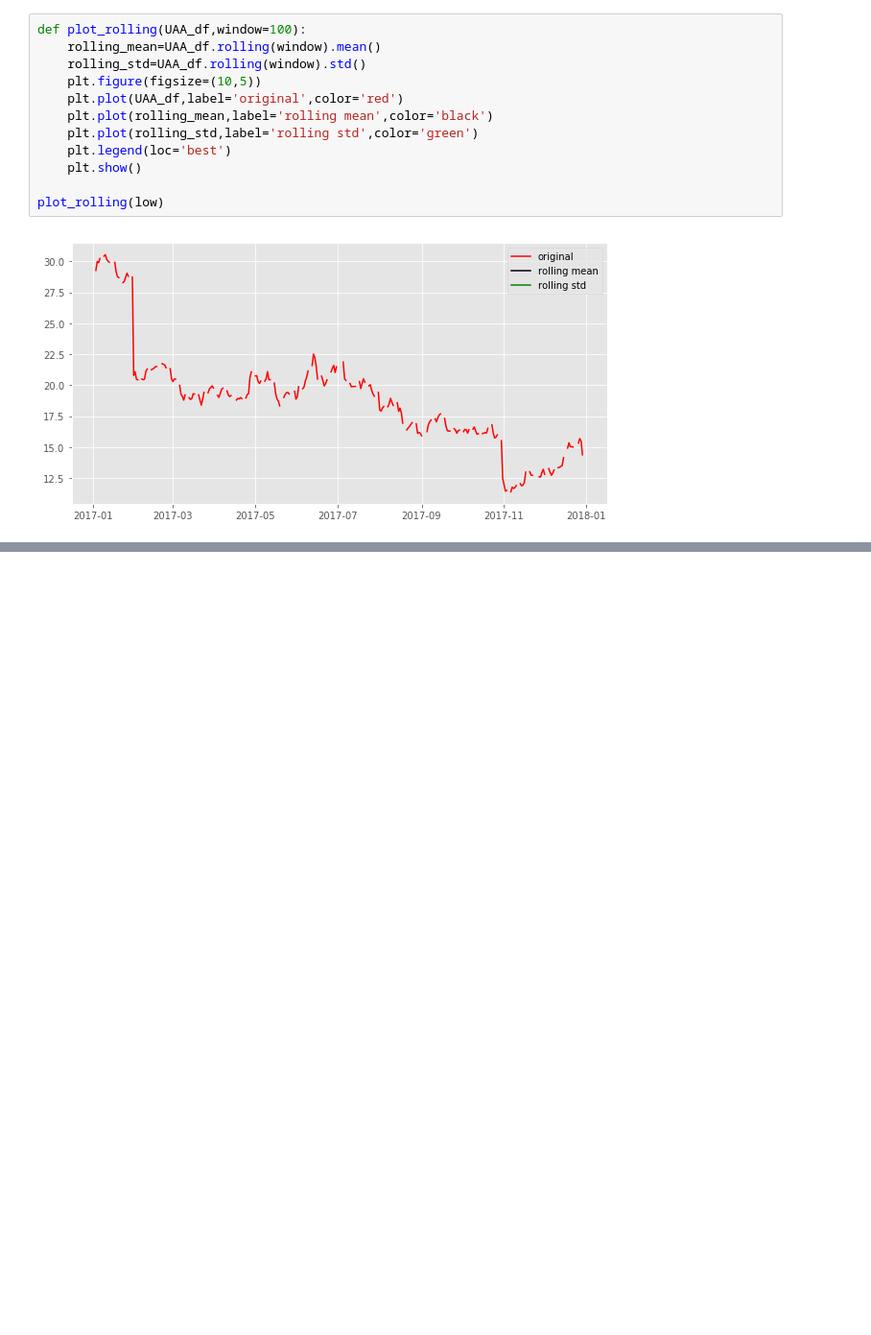
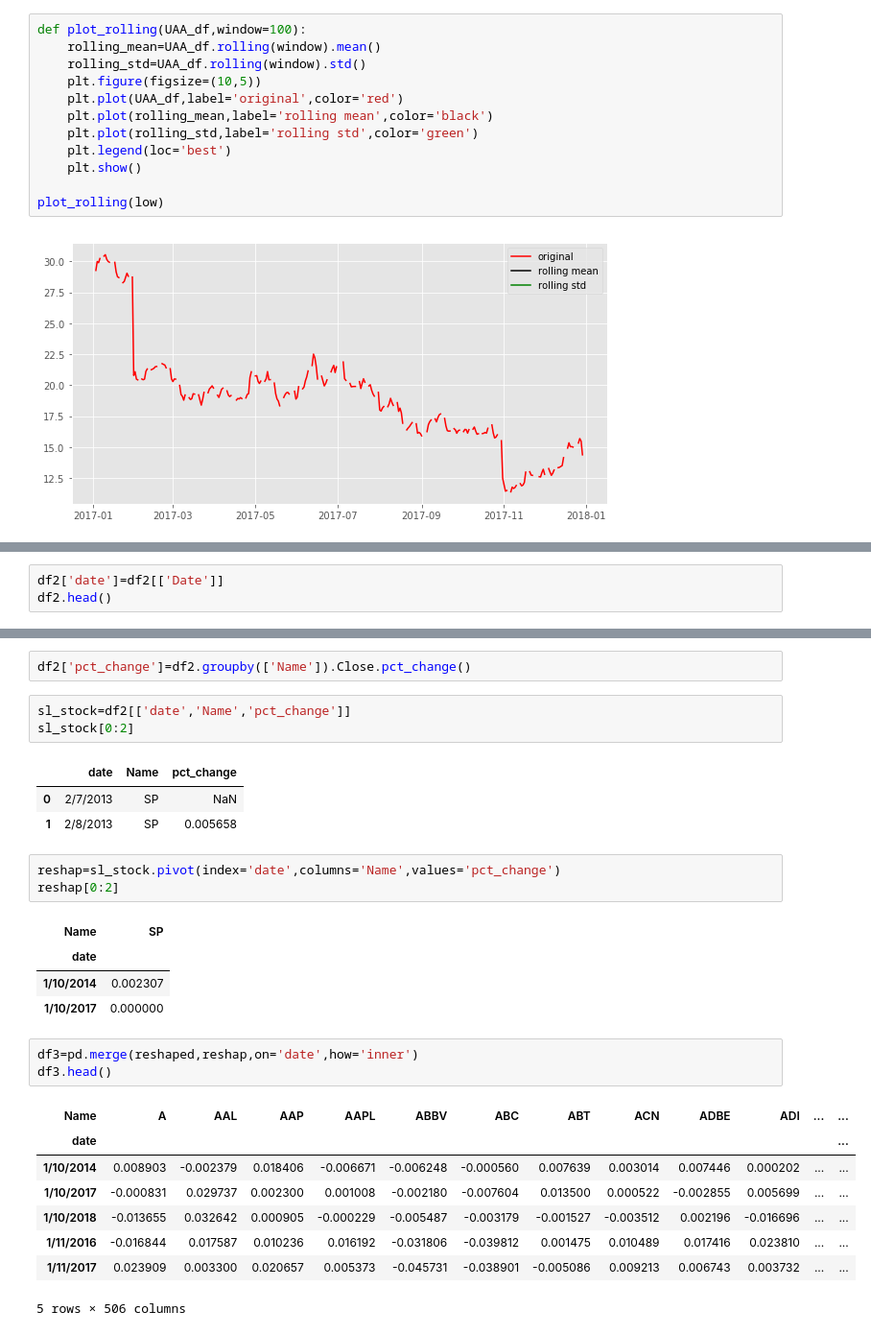
Before and after one commit to SondosJamal/visualization, a Jupyter notebook: visualization .ipynb, the cells around one changed output, grey strips where cells are left out. Shown at 96% size. Cells and saved outputs as stored; diff of their text form; blank space fills up the shorter version.

```diff
--- a/visualization .ipynb
+++ b/visualization .ipynb
@@ -136,0 +214,3 @@ plt.legend()
+# %%
+df2['date']=df2[['Date']]
+df2.head()
@@ -136,0 +224,29 @@ plt.legend()
+# %%
+df2['pct_change']=df2.groupby(['Name']).Close.pct_change()
+# %%
+sl_stock=df2[['date','Name','pct_change']]
+sl_stock[0:2]
+# %% [output]
+|  | date | Name | pct_change |
+| 0 | 2/7/2013 | SP | NaN |
+| 1 | 2/8/2013 | SP | 0.005658 |
+# %%
+reshap=sl_stock.pivot(index='date',columns='Name',values='pct_change')
+reshap[0:2]
+# %% [output]
+| Name | SP |
+| date |  |
+| 1/10/2014 | 0.002307 |
+| 1/10/2017 | 0.000000 |
+# %%
+df3=pd.merge(reshaped,reshap,on='date',how='inner')
+df3.head()
+# %% [output]
+| Name | A | AAL | AAP | AAPL | ABBV | ABC | ABT | ACN | ADBE | ADI | ... | ... |
+| date |  |  |  |  |  |  |  |  |  |  |  | ... |
+| 1/10/2014 | 0.008903 | -0.002379 | 0.018406 | -0.006671 | -0.006248 | -0.000560 | 0.007639 | 0.003014 | 0.007446 | 0.000202 | ... | ... |
+| 1/10/2017 | -0.000831 | 0.029737 | 0.002300 | 0.001008 | -0.002180 | -0.007604 | 0.013500 | 0.000522 | -0.002855 | 0.005699 | ... | ... |
+| 1/10/2018 | -0.013655 | 0.032642 | 0.000905 | -0.000229 | -0.005487 | -0.003179 | -0.001527 | -0.003512 | 0.002196 | -0.016696 | ... | ... |
+| 1/11/2016 | -0.016844 | 0.017587 | 0.010236 | 0.016192 | -0.031806 | -0.039812 | 0.001475 | 0.010489 | 0.017416 | 0.023810 | ... | ... |
+| 1/11/2017 | 0.023909 | 0.003300 | 0.020657 | 0.005373 | -0.045731 | -0.038901 | -0.005086 | 0.009213 | 0.006743 | 0.003732 | ... | ... |
+5 rows × 506 columns
```
Also changed, not shown: parts of 15 cells of this notebook.
